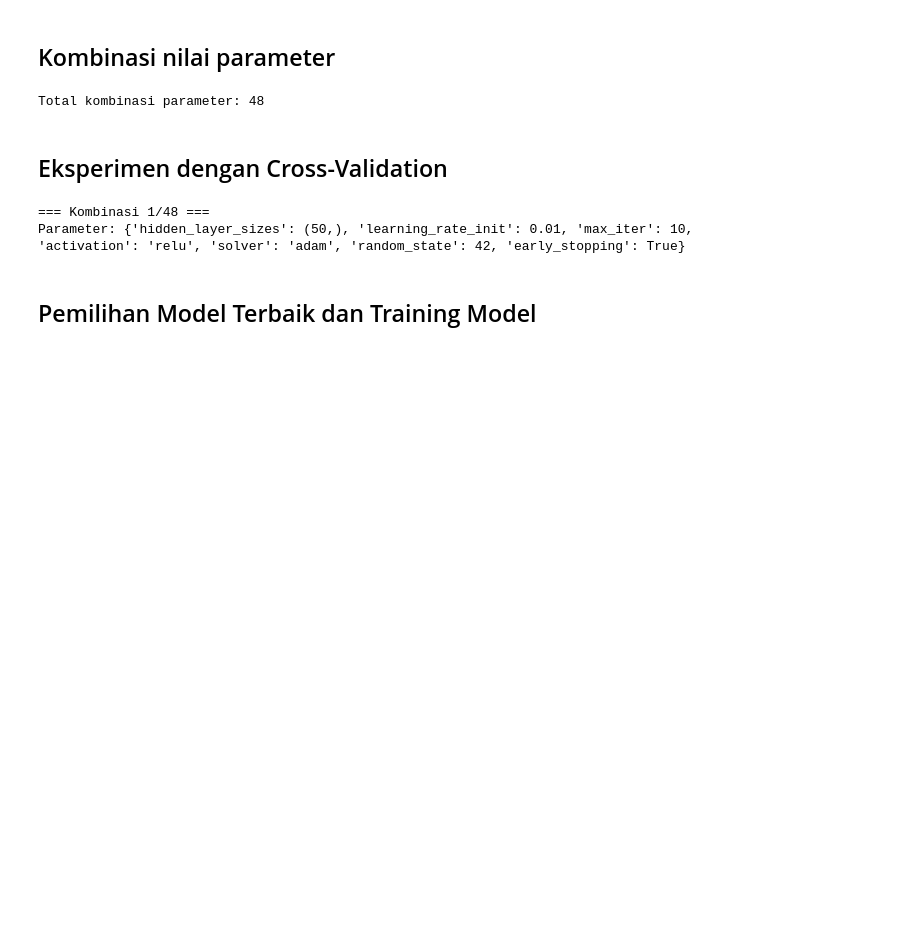
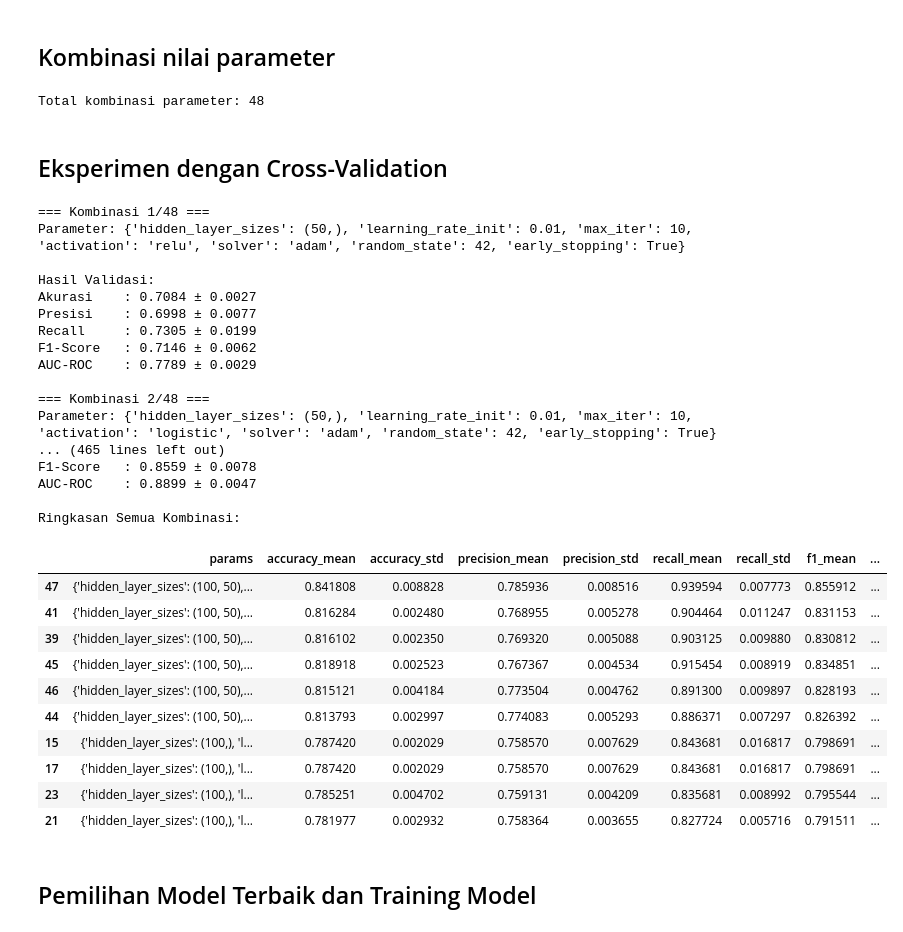
Before and after one commit to nawa316/TGP-2, a Jupyter notebook: tgp-2.ipynb, the cells around one changed output. Cells and saved outputs as stored; diff of their text form; code cells hidden in the pictures; blank space fills up the shorter version.

```diff
--- a/tgp-2.ipynb
+++ b/tgp-2.ipynb
@@ -856,7 +856,7 @@ for i, params in enumerate(all_params):
     cv_metrics = cross_validate(
         mlp, X_train_scaled, y_train, cv=skf,
         scoring=['accuracy', 'precision', 'recall', 'f1', 'roc_auc'],
-        n_jobs=1,
+        n_jobs=-1,
         return_train_score=False
     )
 
@@ -882,33 +882,59 @@ for i, params in enumerate(all_params):
         'roc_auc': {
             'mean': np.mean(cv_metrics['test_roc_auc']),
             'std': np.std(cv_metrics['test_roc_auc'])
         }
     }
 
     results.append(metrics_summary)
 
     print("\nHasil Validasi:")
     print(f"Akurasi    : {metrics_summary['accuracy']['mean']:.4f} ± {metrics_summary['accuracy']['std']:.4f}")
     print(f"Presisi    : {metrics_summary['precision']['mean']:.4f} ± {metrics_summary['precision']['std']:.4f}")
     print(f"Recall     : {metrics_summary['recall']['mean']:.4f} ± {metrics_summary['recall']['std']:.4f}")
     print(f"F1-Score   : {metrics_summary['f1']['mean']:.4f} ± {metrics_summary['f1']['std']:.4f}")
     print(f"AUC-ROC    : {metrics_summary['roc_auc']['mean']:.4f} ± {metrics_summary['roc_auc']['std']:.4f}")
 
 # Konversi ke DataFrame
 results_df = pd.DataFrame([{
     **{'params': r['params']},
     **{'accuracy_mean': r['accuracy']['mean'], 'accuracy_std': r['accuracy']['std']},
     **{'precision_mean': r['precision']['mean'], 'precision_std': r['precision']['std']},
     **{'recall_mean': r['recall']['mean'], 'recall_std': r['recall']['std']},
     **{'f1_mean': r['f1']['mean'], 'f1_std': r['f1']['std']},
     **{'roc_auc_mean': r['roc_auc']['mean'], 'roc_auc_std': r['roc_auc']['std']}
 } for r in results])
 
 print("\nRingkasan Semua Kombinasi:")
 display(results_df.sort_values('roc_auc_mean', ascending=False).head(10))
 # %% [output]
 === Kombinasi 1/48 ===
 Parameter: {'hidden_layer_sizes': (50,), 'learning_rate_init': 0.01, 'max_iter': 10, 'activation': 'relu', 'solver': 'adam', 'random_state': 42, 'early_stopping': True}
+
+Hasil Validasi:
+Akurasi    : 0.7084 ± 0.0027
+Presisi    : 0.6998 ± 0.0077
+Recall     : 0.7305 ± 0.0199
+F1-Score   : 0.7146 ± 0.0062
+AUC-ROC    : 0.7789 ± 0.0029
+
+=== Kombinasi 2/48 ===
+Parameter: {'hidden_layer_sizes': (50,), 'learning_rate_init': 0.01, 'max_iter': 10, 'activation': 'logistic', 'solver': 'adam', 'random_state': 42, 'early_stopping': True}
+... (465 lines left out)
+F1-Score   : 0.8559 ± 0.0078
+AUC-ROC    : 0.8899 ± 0.0047
+
+Ringkasan Semua Kombinasi:
+|  | params | accuracy_mean | accuracy_std | precision_mean | precision_std | recall_mean | recall_std | f1_mean | ... |
+| 47 | {'hidden_layer_sizes': (100, 50),... | 0.841808 | 0.008828 | 0.785936 | 0.008516 | 0.939594 | 0.007773 | 0.855912 | ... |
+| 41 | {'hidden_layer_sizes': (100, 50),... | 0.816284 | 0.002480 | 0.768955 | 0.005278 | 0.904464 | 0.011247 | 0.831153 | ... |
+| 39 | {'hidden_layer_sizes': (100, 50),... | 0.816102 | 0.002350 | 0.769320 | 0.005088 | 0.903125 | 0.009880 | 0.830812 | ... |
+| 45 | {'hidden_layer_sizes': (100, 50),... | 0.818918 | 0.002523 | 0.767367 | 0.004534 | 0.915454 | 0.008919 | 0.834851 | ... |
+| 46 | {'hidden_layer_sizes': (100, 50),... | 0.815121 | 0.004184 | 0.773504 | 0.004762 | 0.891300 | 0.009897 | 0.828193 | ... |
+| 44 | {'hidden_layer_sizes': (100, 50),... | 0.813793 | 0.002997 | 0.774083 | 0.005293 | 0.886371 | 0.007297 | 0.826392 | ... |
+| 15 | {'hidden_layer_sizes': (100,), 'l... | 0.787420 | 0.002029 | 0.758570 | 0.007629 | 0.843681 | 0.016817 | 0.798691 | ... |
+| 17 | {'hidden_layer_sizes': (100,), 'l... | 0.787420 | 0.002029 | 0.758570 | 0.007629 | 0.843681 | 0.016817 | 0.798691 | ... |
+| 23 | {'hidden_layer_sizes': (100,), 'l... | 0.785251 | 0.004702 | 0.759131 | 0.004209 | 0.835681 | 0.008992 | 0.795544 | ... |
+| 21 | {'hidden_layer_sizes': (100,), 'l... | 0.781977 | 0.002932 | 0.758364 | 0.003655 | 0.827724 | 0.005716 | 0.791511 | ... |
 # %% [markdown]
 ## Pemilihan Model Terbaik dan Training Model
 # %%
```
Also changed, not shown: parts of 22 cells of this notebook.
